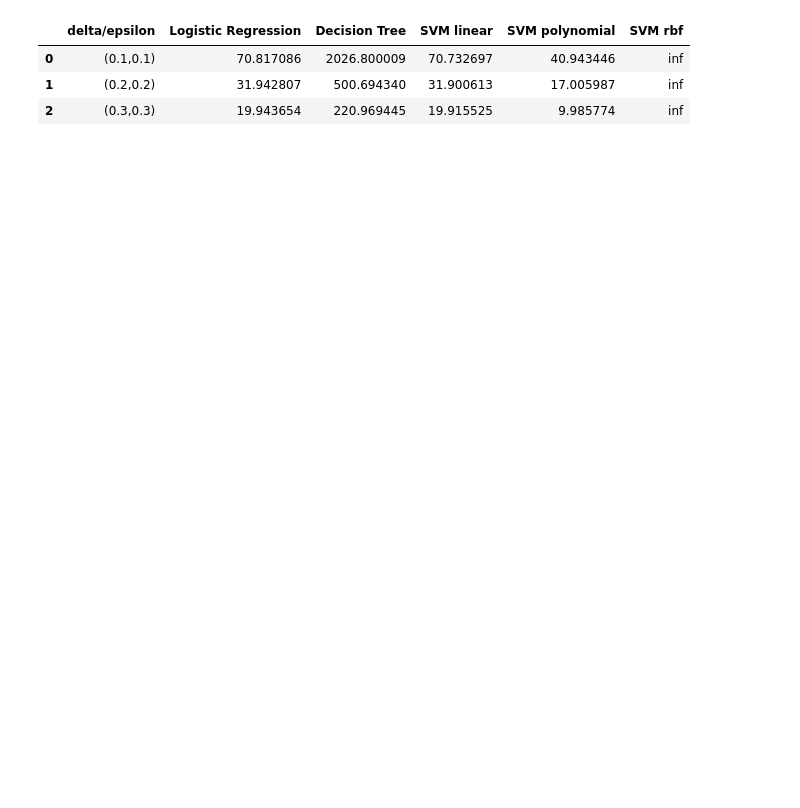
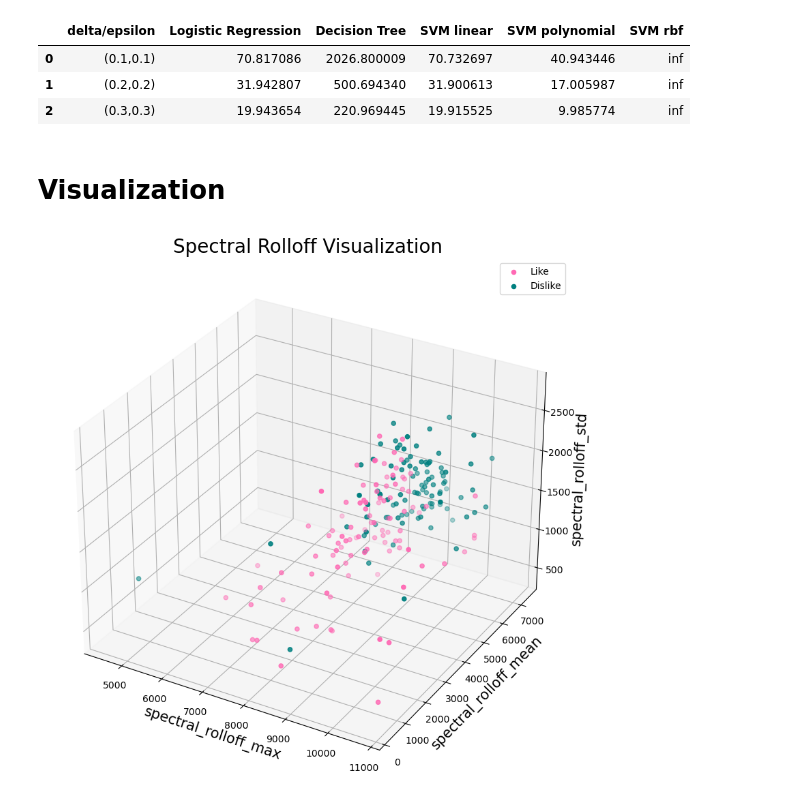
Before and after one commit to IsitaRex/Supervising-My-Musical-Taste, a Jupyter notebook: supervising_my_musical_taste.ipynb, the cells around one changed output. Cells and saved outputs as stored; diff of their text form; code cells hidden in the pictures; blank space fills up the shorter version.

```diff
--- a/supervising_my_musical_taste.ipynb
+++ b/supervising_my_musical_taste.ipynb
@@ -62,3 +74,5 @@ df_pags.head()
 | 0 | (0.1,0.1) | 70.817086 | 2026.800009 | 70.732697 | 40.943446 | inf |
 | 1 | (0.2,0.2) | 31.942807 | 500.694340 | 31.900613 | 17.005987 | inf |
 | 2 | (0.3,0.3) | 19.943654 | 220.969445 | 19.915525 | 9.985774 | inf |
+# %% [markdown]
+# Visualization
@@ -64,0 +86,32 @@ df_pags.head()
+# %%
+def plot(df,x_name, y_name, z_name, label, title):
+    fig = plt.figure(figsize = (10,10))
+    ax = plt.axes(projection='3d')
+
+    df1 = df[df['Label']==0]
+    df2 = df[df['Label']==1]
+    ax.scatter3D(
+        df1[x_name],
+        df1[y_name],
+        df1[z_name],
+        color = 'hotpink',
+        label = 'Like'
+    )
+    ax.scatter3D(
+        df2[x_name],
+        df2[y_name],
+        df2[z_name],
+        color = 'teal',
+        label = 'Dislike'
+    )
+    ax.legend(loc=1)
+    ax.set_title(title, fontsize = 20)
+    ax.set_xlabel(x_name, fontsize = 15)
+    ax.set_ylabel(y_name, fontsize = 15)
+    ax.set_zlabel(z_name, fontsize = 15)
+    ax.legend
+# %%
+data = df_songs[["spectral_rolloff_max", "spectral_rolloff_mean", "spectral_rolloff_std", 'Label']]
+plot(data,"spectral_rolloff_max", "spectral_rolloff_mean", "spectral_rolloff_std", "Label", "Spectral Rolloff Visualization")
+# %% [output]
+[figure, added]
```
Also changed, not shown: parts of 9 cells of this notebook, 3 other files.
